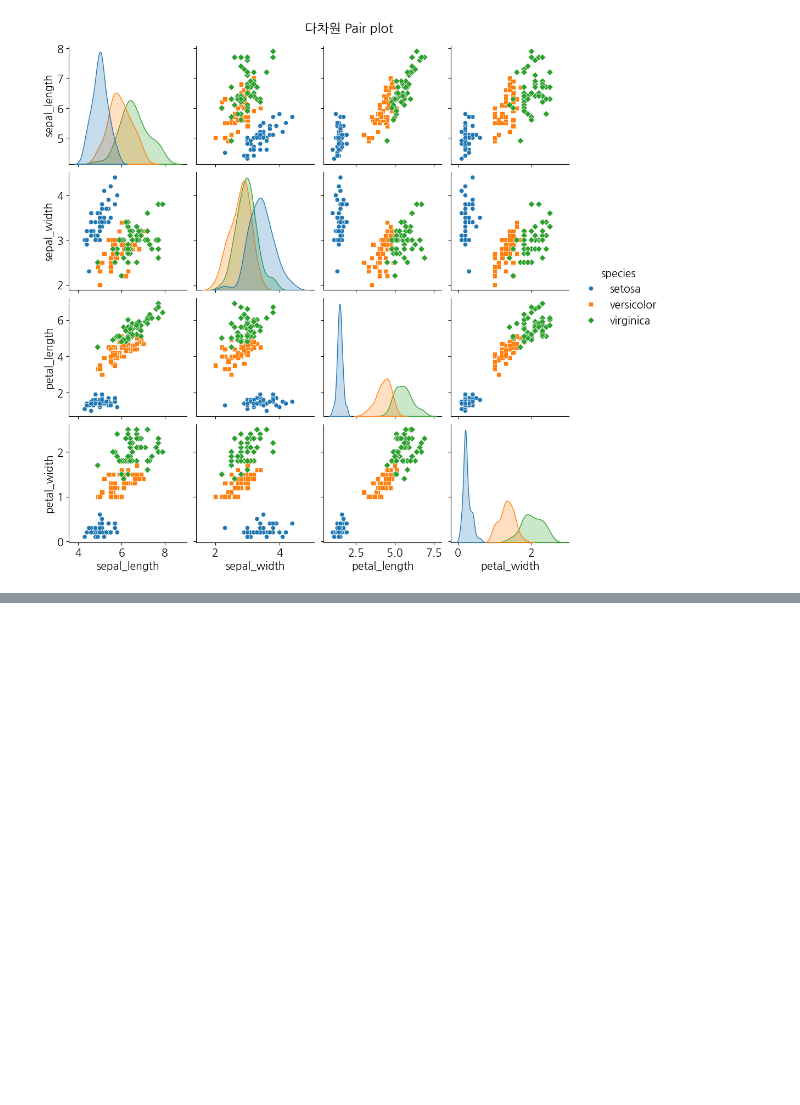
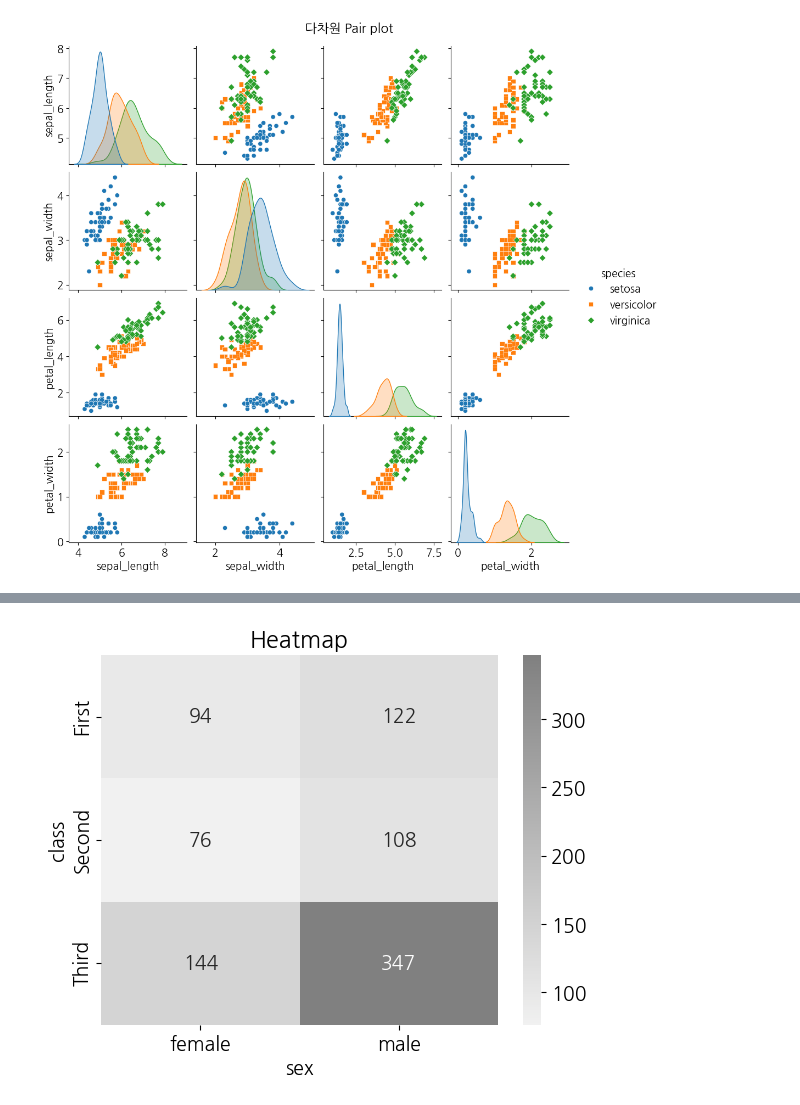
Before and after one commit to jojaehyeok99/python_20240215, a Jupyter notebook: matplotlib_visualize_data/matplotlib_example.ipynb, the cells around one changed output, grey strips where cells are left out. Drawn from its saved outputs; the diff is of its cells as text; code cells hidden in the pictures; blank space fills up the shorter version.

Commit message:
2024 - 03 - 04 python 데이터 시각화(10) : 2차원 카테고리 데이터, 2차원 복합 데이터, seaborn을 활용한 다차원 복합 데이터, seaborn을 활용한 catplot

```diff
--- a/matplotlib_visualize_data/matplotlib_example.ipynb
+++ b/matplotlib_visualize_data/matplotlib_example.ipynb
@@ -174,0 +178,4 @@ plt.show()
+# %%
+titanic_size = titanic.pivot_table(
+    index="class", columns="sex", aggfunc="size")
+titanic_size
@@ -174,0 +188,11 @@ plt.show()
+# %%
+seaborn.heatmap(titanic_size, cmap=seaborn.light_palette(
+    "gray", as_cmap=True), annot=True, fmt="d")
+# titanic_size: 히트맵에 표시될 데이터를 의미, 이 데이터는 행과 열의 크기에 따라 정의된 2차원 배열 또는 데이터프레임
+# cmap=seaborn.light_palette("gray", as_cmap=True): 색상 맵을 지정
+# annot=True: 각 셀에 숫자 값을 표시할지 여부를 지정, True로 설정하면 히트맵의 각 셀에 숫자 값이 표시됩니다.
+# fmt="d": 숫자 값을 표시할 때 사용할 형식을 지정, 여기서 "d"는 정수를 나타내는 서식입니다.
+plt.title("Heatmap")
+plt.show()
+# %% [output]
+[figure, added]
```
Also changed, not shown: parts of 23 cells of this notebook.
